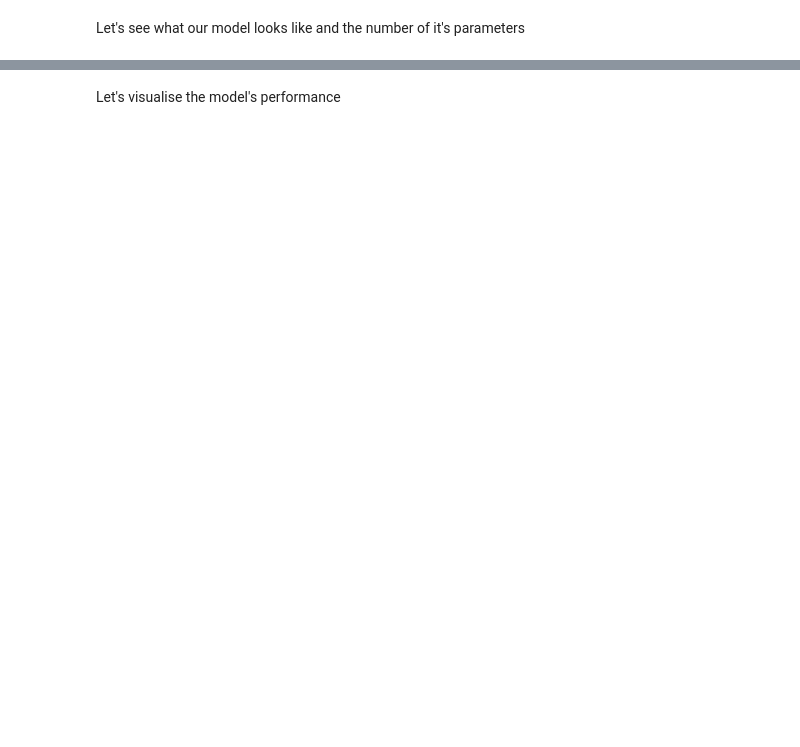
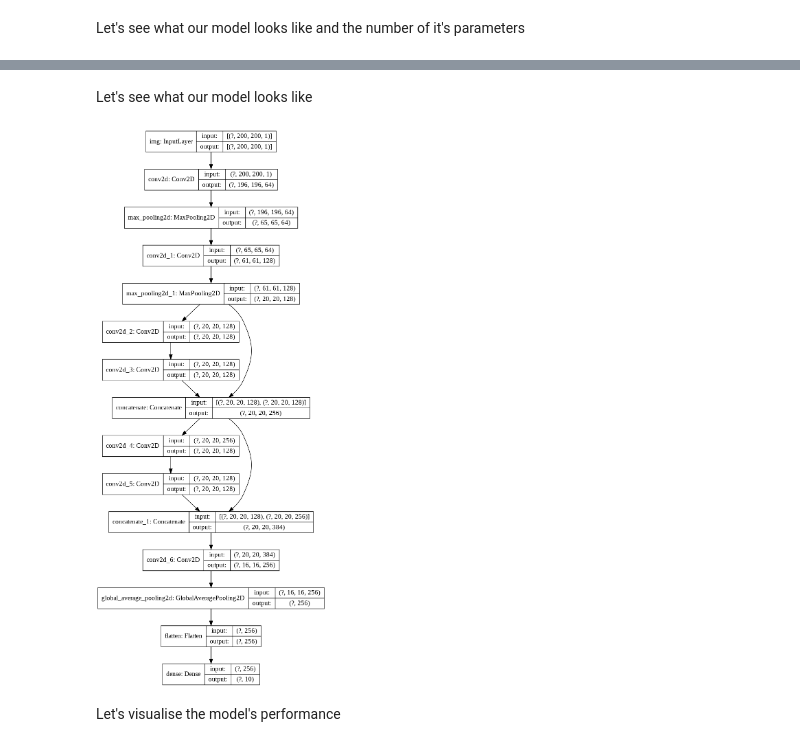
Before and after one commit to wozniakmikolaj/painting-style-classification, a Jupyter notebook: notebooks/initial_model_experiments.ipynb, the cells around one changed output, grey strips where cells are left out. Cells and saved outputs as stored; diff of their text form; code cells hidden in the pictures; blank space fills up the shorter version.

```diff
--- a/notebooks/initial_model_experiments.ipynb
+++ b/notebooks/initial_model_experiments.ipynb
@@ -258,4 +239,10 @@ _________________________________________________________________
 None
+# %% [markdown]
+Let's see what our model looks like
+# %%
+tf.keras.utils.plot_model(model, to_file=MODEL_PLOT_PATH, show_shapes=True)
+# %% [output]
+[figure, added]
 # %% [markdown]
 Let's visualise the model's performance
 # %%
```
Also changed, not shown: parts of 28 cells of this notebook, 4 other files.
